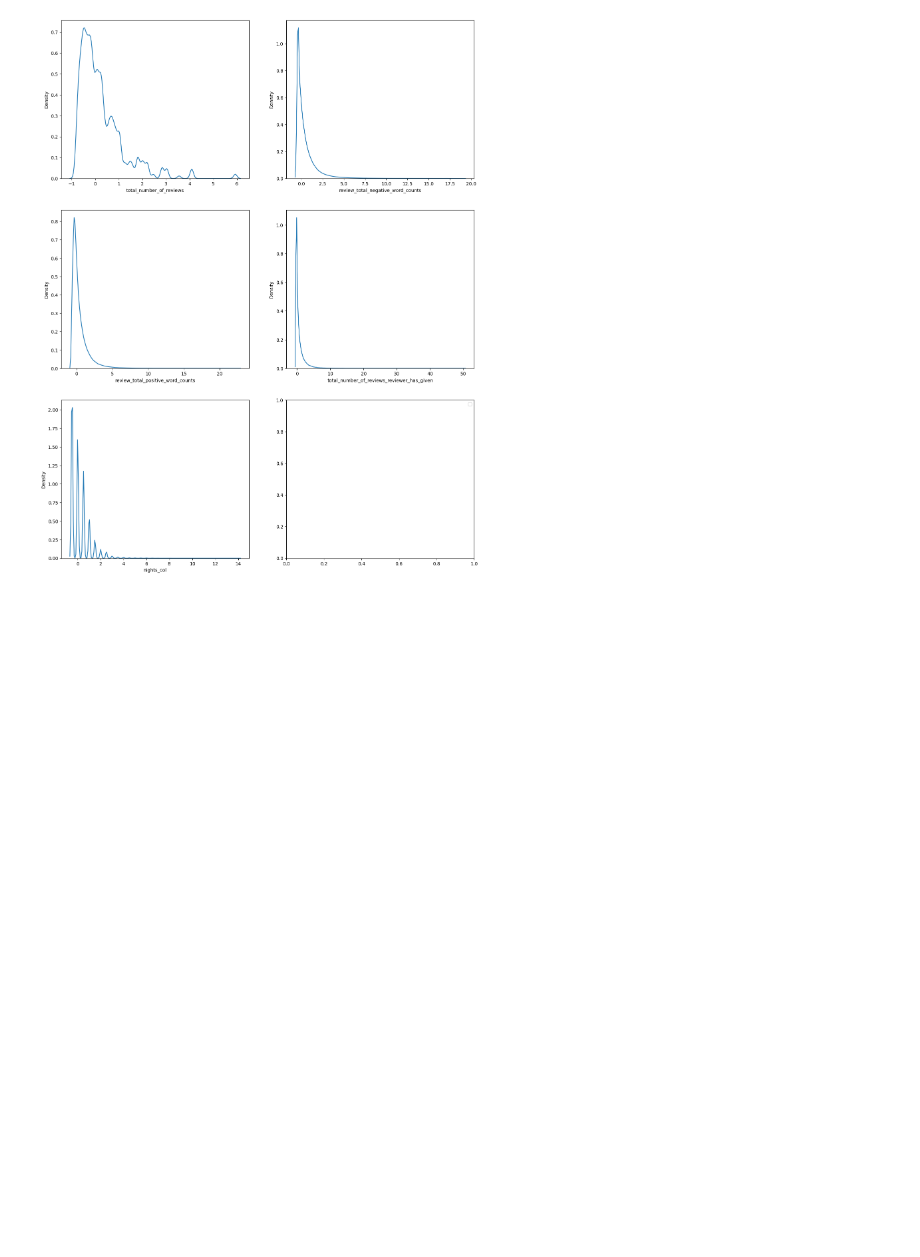
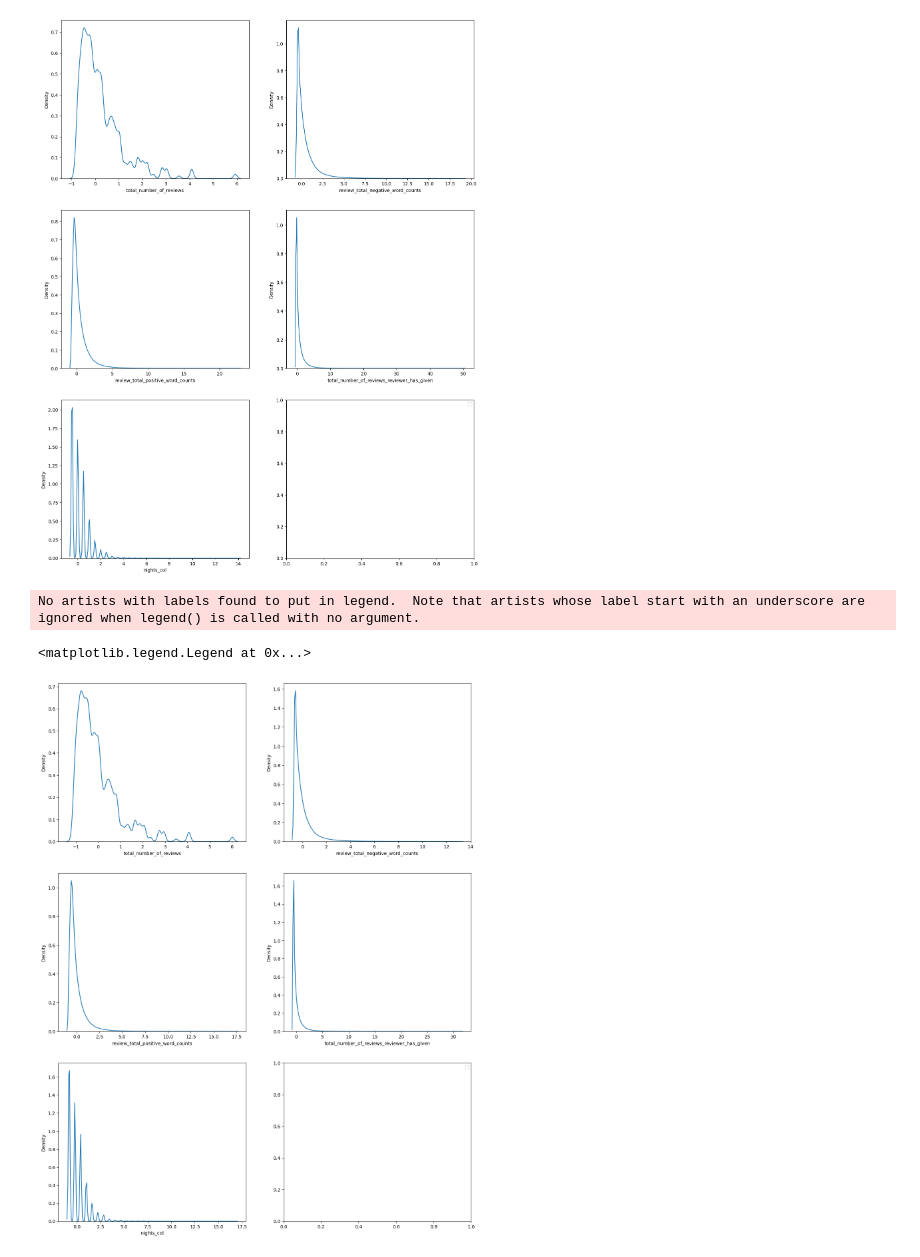
Before and after one commit to KAru8/code, a Jupyter notebook: study_DS_SF/EDA_project_3/EDA_project_3.ipynb, the cells around one changed output. Cells and saved outputs as stored; diff of their text form; code cells hidden in the pictures; blank space fills up the shorter version.

```diff
--- a/study_DS_SF/EDA_project_3/EDA_project_3.ipynb
+++ b/study_DS_SF/EDA_project_3/EDA_project_3.ipynb
@@ -326,6 +351,6 @@ sns.heatmap(fill_hotels.corr(), annot=True)
 # %%
 # Удалим признаки с высоким значеним корреляции
-fill_hotels.drop(columns=['additional_number_of_scoring', 'lat', 'lng', 'days_since_review'], axis=1, inplace=True)
+fill_hotels.drop(columns=['additional_number_of_scoring', 'lat', 'lng', 'days_since_review', 'Leisure trip'], axis=1, inplace=True)
 # %% [markdown]
 ### Оценка значимости показателей
 # %%
@@ -404,6 +430,32 @@ plt.legend()
 No artists with labels found to put in legend.  Note that artists whose label start with an underscore are ignored when legend() is called with no argument.
 <matplotlib.legend.Legend at 0x...>
 [figure]
+# %%
+# инициализируем стандартизатор StandardScaler
+s_scaler = preprocessing.StandardScaler()
+
+# кодируем исходный датасет
+df_s = s_scaler.fit_transform(df_rs)
+
+# Преобразуем промежуточный датасет в полноценный датафрейм для визуализации
+df_s = pd.DataFrame(df_s, columns=col_names)
+
+fig, axes = plt.subplots(nrows=3, ncols=2, figsize=(16, 21))
+i = 0
+j = 0
+k = 0
+for i in range(3):
+    for j in range(2):
+        sns.kdeplot(df_s[num_cols[k]], ax=axes[i, j], label =num_cols[k])
+        k +=1
+        if k == 5:
+            break
+
+plt.legend()
+# %% [output]
+No artists with labels found to put in legend.  Note that artists whose label start with an underscore are ignored when legend() is called with no argument.
+<matplotlib.legend.Legend at 0x...>
+[figure, added]
 # %%
 fill_hotels.describe()
 # %% [output]
```
Also changed, not shown: parts of 19 cells of this notebook, 1 other file.
